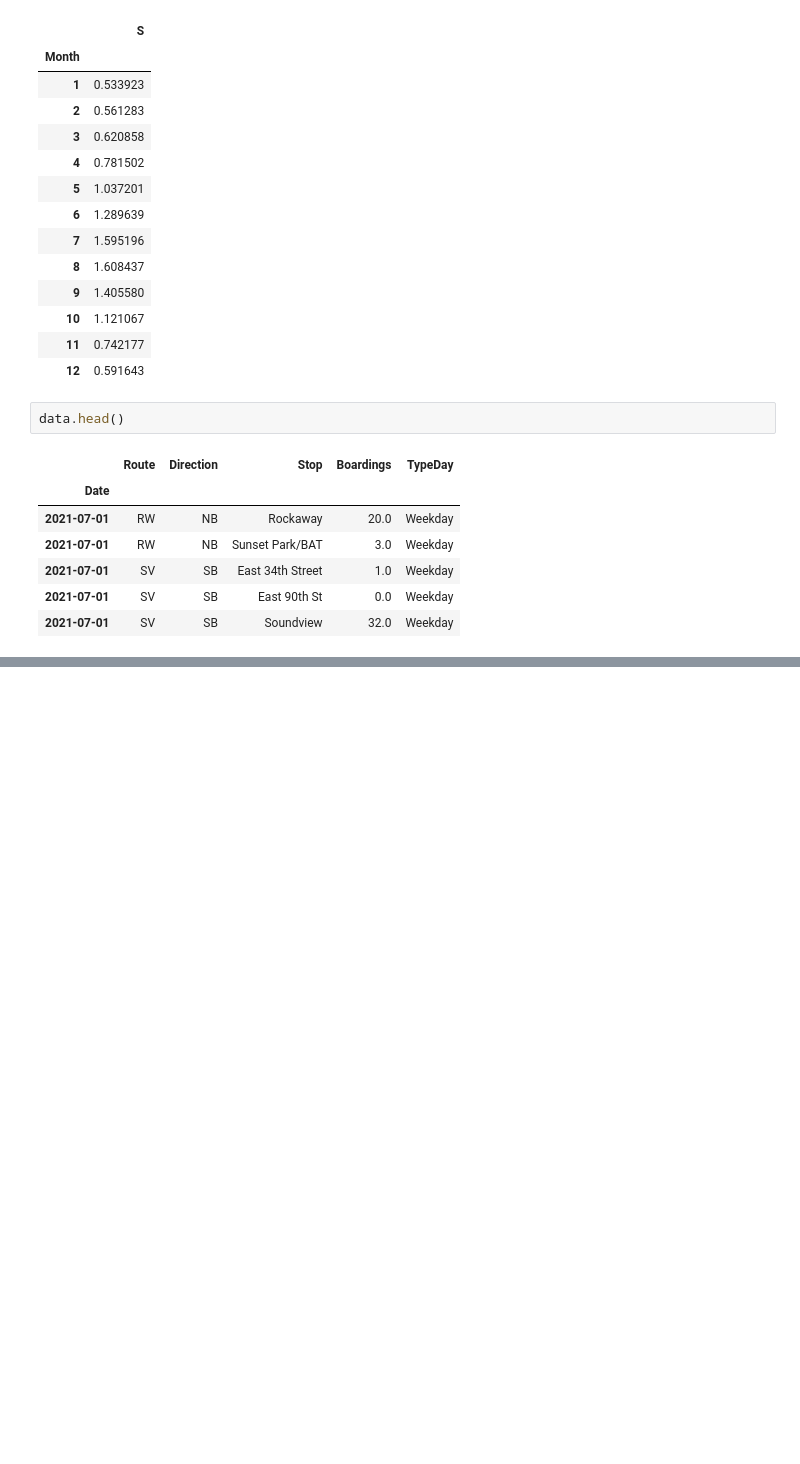
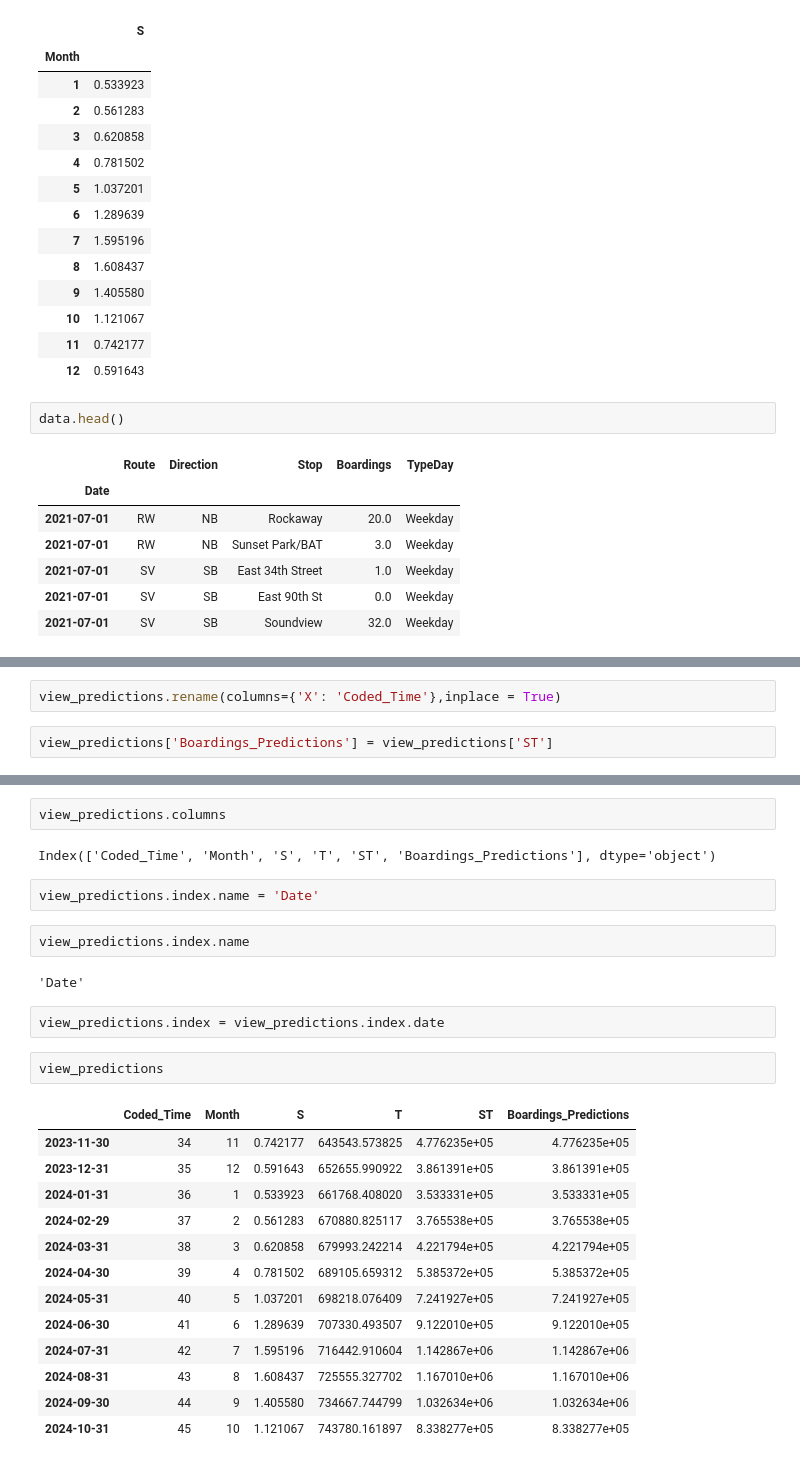
Before and after one commit to Eric-Conn/NYCFerryData_TimeSeriesForcasting, a Jupyter notebook: FerryDataFinalReport.ipynb, the cells around one changed output, grey strips where cells are left out. Drawn from its saved outputs; the diff is of its cells as text; blank space fills up the shorter version.

```diff
--- a/FerryDataFinalReport.ipynb
+++ b/FerryDataFinalReport.ipynb
@@ -329,0 +342,4 @@ Suppose we want to predict the revenue for the next 12 months from ticket sales
+# %%
+view_predictions.rename(columns={'X': 'Coded_Time'},inplace = True)
+# %%
+view_predictions['Boardings_Predictions'] = view_predictions['ST']
@@ -329,0 +362,28 @@ Suppose we want to predict the revenue for the next 12 months from ticket sales
+# %%
+view_predictions.columns
+# %% [output]
+Index(['Coded_Time', 'Month', 'S', 'T', 'ST', 'Boardings_Predictions'], dtype='object')
+# %%
+view_predictions.index.name = 'Date'
+# %%
+view_predictions.index.name
+# %% [output]
+'Date'
+# %%
+view_predictions.index = view_predictions.index.date
+# %%
+view_predictions
+# %% [output]
+|  | Coded_Time | Month | S | T | ST | Boardings_Predictions |
+| 2023-11-30 | 34 | 11 | 0.742177 | 643543.573825 | 4.776235e+05 | 4.776235e+05 |
+| 2023-12-31 | 35 | 12 | 0.591643 | 652655.990922 | 3.861391e+05 | 3.861391e+05 |
+| 2024-01-31 | 36 | 1 | 0.533923 | 661768.408020 | 3.533331e+05 | 3.533331e+05 |
+| 2024-02-29 | 37 | 2 | 0.561283 | 670880.825117 | 3.765538e+05 | 3.765538e+05 |
+| 2024-03-31 | 38 | 3 | 0.620858 | 679993.242214 | 4.221794e+05 | 4.221794e+05 |
+| 2024-04-30 | 39 | 4 | 0.781502 | 689105.659312 | 5.385372e+05 | 5.385372e+05 |
+| 2024-05-31 | 40 | 5 | 1.037201 | 698218.076409 | 7.241927e+05 | 7.241927e+05 |
+| 2024-06-30 | 41 | 6 | 1.289639 | 707330.493507 | 9.122010e+05 | 9.122010e+05 |
+| 2024-07-31 | 42 | 7 | 1.595196 | 716442.910604 | 1.142867e+06 | 1.142867e+06 |
+| 2024-08-31 | 43 | 8 | 1.608437 | 725555.327702 | 1.167010e+06 | 1.167010e+06 |
+| 2024-09-30 | 44 | 9 | 1.405580 | 734667.744799 | 1.032634e+06 | 1.032634e+06 |
+| 2024-10-31 | 45 | 10 | 1.121067 | 743780.161897 | 8.338277e+05 | 8.338277e+05 |
```
Also changed, not shown: parts of 33 cells of this notebook, 1 other file.
